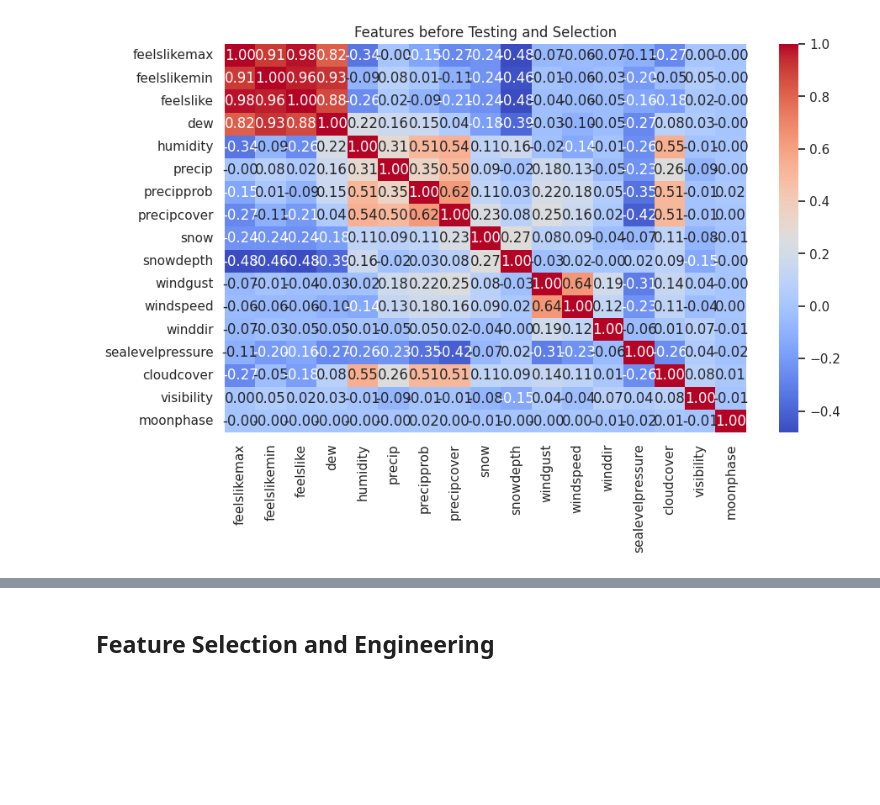
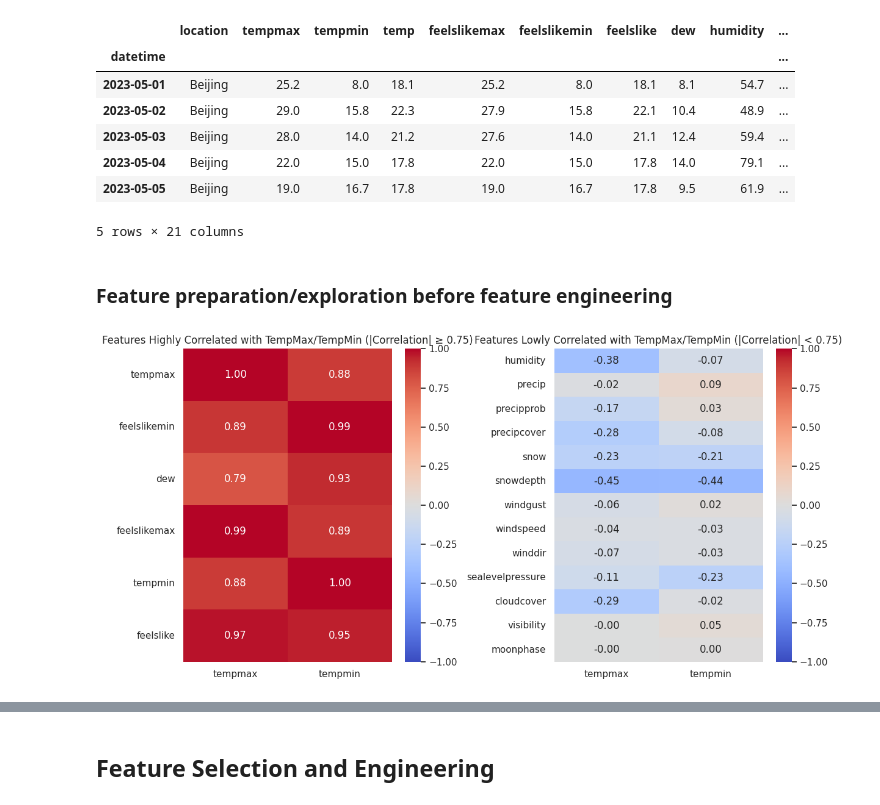
Before and after one commit to Laizra/Weather_prediction, a Jupyter notebook: main.ipynb, the cells around one changed output, grey strips where cells are left out. Cells and saved outputs as stored; diff of their text form; code cells hidden in the pictures; blank space fills up the shorter version.

```diff
--- a/main.ipynb
+++ b/main.ipynb
@@ -70,15 +99,58 @@ data.duplicated().sum()
 # %%
-# Drop Columns of No Interest
-df = data.drop(columns=['stations', 'icon', 'description', 'conditions', 'sunset', 'sunrise'])
-df.index = data.index
+# Drop Columns of no interest
+df = df.drop(columns=['stations', 'icon', 'description', 'conditions', 'sunset', 'sunrise'])
+
+# Display updated dataframe
+df.head()
+# %% [output]
+|  | location | tempmax | tempmin | temp | feelslikemax | feelslikemin | feelslike | dew | humidity | ... |
+| datetime |  |  |  |  |  |  |  |  |  | ... |
+| 2023-05-01 | Beijing | 25.2 | 8.0 | 18.1 | 25.2 | 8.0 | 18.1 | 8.1 | 54.7 | ... |
+| 2023-05-02 | Beijing | 29.0 | 15.8 | 22.3 | 27.9 | 15.8 | 22.1 | 10.4 | 48.9 | ... |
+| 2023-05-03 | Beijing | 28.0 | 14.0 | 21.2 | 27.6 | 14.0 | 21.1 | 12.4 | 59.4 | ... |
+| 2023-05-04 | Beijing | 22.0 | 15.0 | 17.8 | 22.0 | 15.0 | 17.8 | 14.0 | 79.1 | ... |
+| 2023-05-05 | Beijing | 19.0 | 16.7 | 17.8 | 19.0 | 16.7 | 17.8 | 9.5 | 61.9 | ... |
+5 rows × 21 columns
-# %%
-all_features = df[['feelslikemax', 'feelslikemin', 'feelslike', 'dew', 'humidity', 'precip', 'precipprob', 'precipcover', 'snow', 'snowdepth', 'windgust', 'windspeed', 'winddir', 'sealevelpressure', 'cloudcover', 'visibility', 'moonphase']]
-
-df = df.select_dtypes(include=['number'])
-correlation_matrix = all_features.corr()
-plt.figure(figsize=(10, 6))
-plt.title("Features before Testing and Selection")
-sns.heatmap(correlation_matrix, annot=True, cmap='coolwarm', fmt='.2f')
-plt.show()
-# %% [output]
-[figure, removed]
+# %% [markdown]
+### Feature preparation/exploration before feature engineering
+# %%
+# Select numerical features that might indicate multicollinearity
+all_features = df[['tempmax', 'tempmin', 'feelslikemax', 'feelslikemin', 'feelslike', 'dew', 'humidity', 'precip',
+                   'precipprob', 'precipcover', 'snow', 'snowdepth', 'windgust', 'windspeed', 'winddir',
+                   'sealevelpressure', 'cloudcover', 'visibility', 'moonphase']]
+
+# Compute the correlation matrix
+correlation_matrix = all_features.corr()
+
+# Set the threshold for high and low correlation
+threshold = 0.75
+
+# Filter for features above the threshold (correlation with target variables)
+high_corr_max = correlation_matrix.loc['tempmax'][(correlation_matrix.loc['tempmax'] >= threshold) | (correlation_matrix.loc['tempmax'] <= -threshold)]
+high_corr_min = correlation_matrix.loc['tempmin'][(correlation_matrix.loc['tempmin'] >= threshold) | (correlation_matrix.loc['tempmin'] <= -threshold)]
+
+# Combine the above-threshold features
+high_corr_features = list(set(high_corr_max.index.tolist() + high_corr_min.index.tolist()))
+
+# Create a new correlation matrix for high correlation features
+high_correlation_matrix = correlation_matrix.loc[high_corr_features, ['tempmax', 'tempmin']]
+
+# Create a new correlation matrix for low correlation features (excluding those above the threshold)
+low_correlation_matrix = correlation_matrix.drop(high_corr_features).loc[:, ['tempmax', 'tempmin']]
+
+# Create subplots
+fig, axes = plt.subplots(1, 2, figsize=(12, 6))
+
+# Plot the heatmap for features with high correlations against the target variables
+sns.heatmap(high_correlation_matrix, annot=True, cmap='coolwarm', fmt='.2f', vmin=-1, vmax=1, ax=axes[0])
+axes[0].set_title("Features Highly Correlated with TempMax/TempMin (|Correlation| ≥ 0.75)")
+
+# Plot the heatmap for features with low correlations against the target variables
+sns.heatmap(low_correlation_matrix, annot=True, cmap='coolwarm', fmt='.2f', vmin=-1, vmax=1, ax=axes[1])
+axes[1].set_title("Features Lowly Correlated with TempMax/TempMin (|Correlation| < 0.75)")
+
+# Adjust the layout
+plt.tight_layout()
+plt.show()
+# %% [output]
+[figure, added]
```
Also changed, not shown: parts of 85 cells of this notebook.
